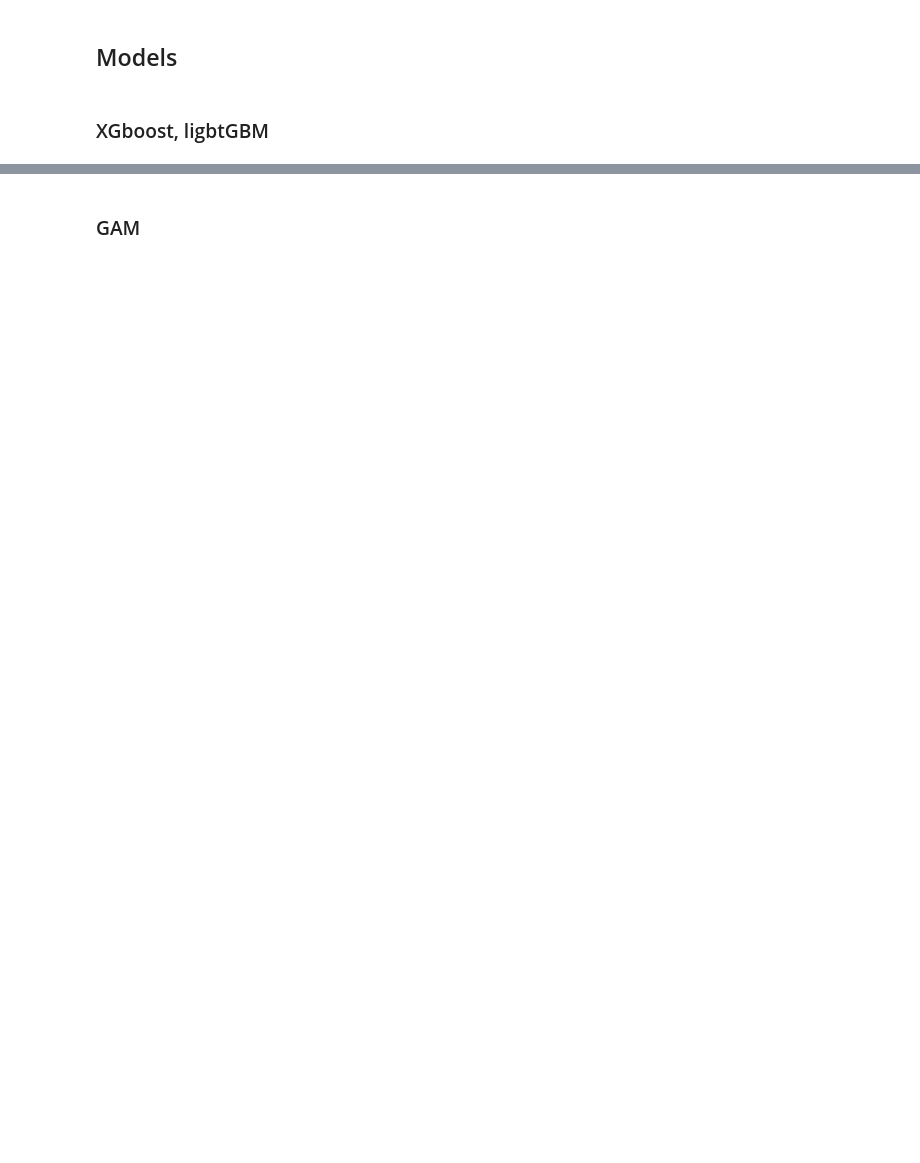
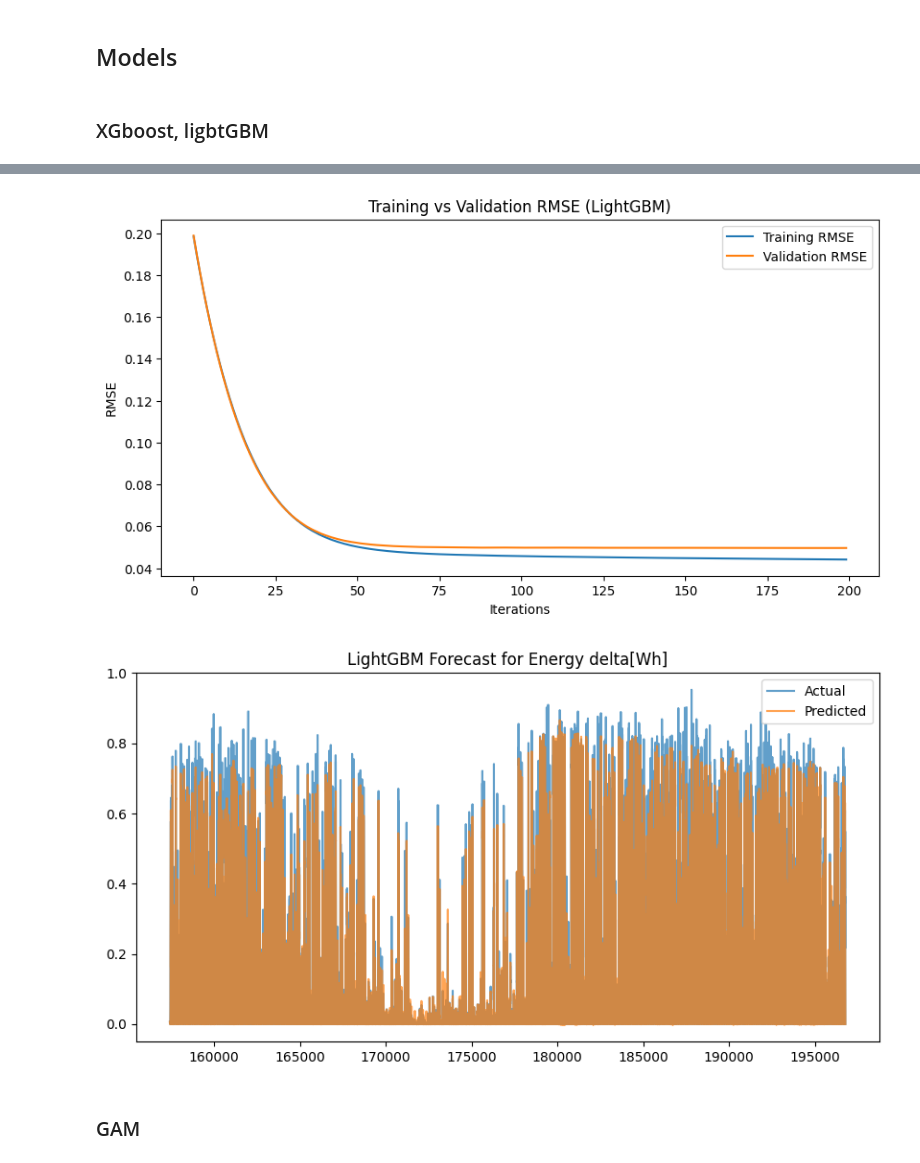
Before and after one commit to chenming7777/greenlight, a Jupyter notebook: solar_preprocessing/solar_model.ipynb, the cells around one changed output, grey strips where cells are left out. Cells and saved outputs as stored; diff of their text form; code cells hidden in the pictures; blank space fills up the shorter version.

```diff
--- a/solar_preprocessing/solar_model.ipynb
+++ b/solar_preprocessing/solar_model.ipynb
@@ -106,0 +276,47 @@ RMSE: 250.37052787400924
+# %%
+import numpy as np
+import matplotlib.pyplot as plt
+from lightgbm import LGBMRegressor, early_stopping, record_evaluation
+from sklearn.metrics import mean_absolute_error, mean_squared_error
+
+# 8. Train LightGBM with monitoring
+model = LGBMRegressor(n_estimators=200, learning_rate=0.05, max_depth=6, random_state=42)
+
+evals_result = {}  # Dictionary to store training history
+
+model.fit(
+    X_train, y_train,
+    eval_set=[(X_train, y_train), (X_test, y_test)],
+    eval_metric="rmse",  # Use RMSE for evaluation
+    callbacks=[record_evaluation(evals_result)]  # ✅ Fix: Store training history
+)
+
+# 9. Predict
+y_pred = model.predict(X_test)
+
+# 10. Evaluate
+mae = mean_absolute_error(y_test, y_pred)
+mse = mean_squared_error(y_test, y_pred)
+rmse = np.sqrt(mse)
+
+print("MAE:", mae)
+print("RMSE:", rmse)
+
+# 11. Plot Training Curve (to check overfitting)
+plt.figure(figsize=(10, 5))
+plt.plot(evals_result["training"]["rmse"], label="Training RMSE")  # ✅ Fix: "training" is now recorded
+plt.plot(evals_result["valid_1"]["rmse"], label="Validation RMSE")
+plt.xlabel("Iterations")
+plt.ylabel("RMSE")
+plt.title("Training vs Validation RMSE (LightGBM)")
+plt.legend()
+plt.show()
+
+# 12. Plot Predictions vs Actual
+plt.figure(figsize=(10, 5))
+plt.plot(y_test.index, y_test, label='Actual', alpha=0.7)
+plt.plot(y_test.index, y_pred, label='Predicted', alpha=0.7)
+plt.title("LightGBM Forecast for Energy delta[Wh]")
+plt.legend()
+plt.show()
+# %% [output]
@@ -107,2 +340,4 @@ RMSE: 250.37052787400924
+[figure, added]
+[figure, added]
 # %% [markdown]
 ### GAM
```
Also changed, not shown: parts of 28 cells of this notebook.
